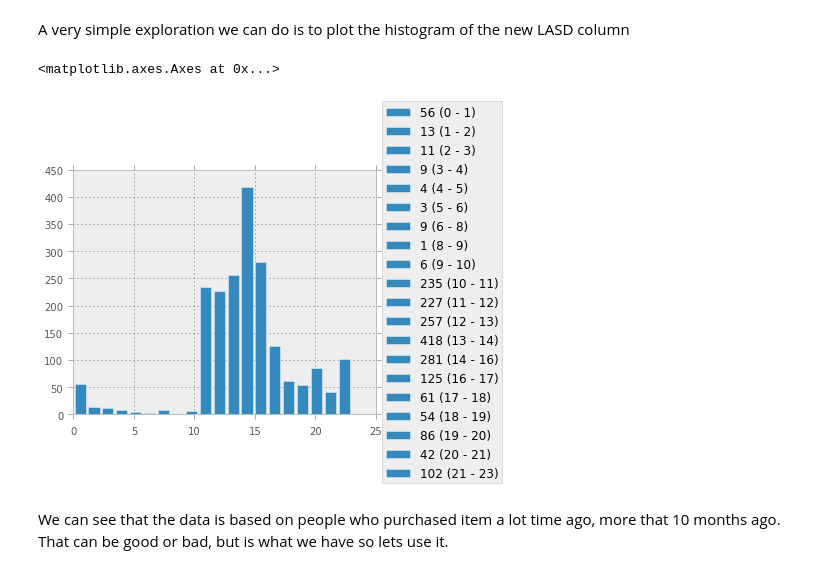
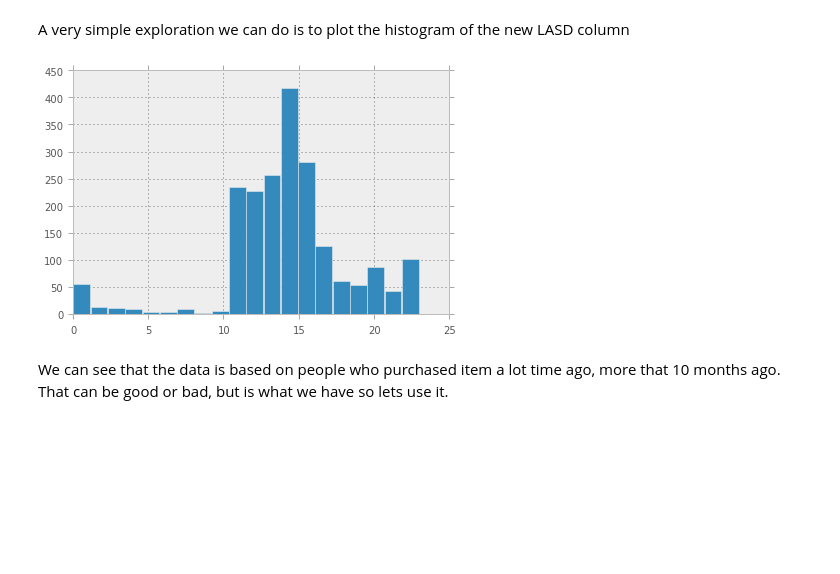
Before and after one commit to danielfrg/copper, a Jupyter notebook: examples/catalog/src/Post_2.ipynb, the cells around one changed output. Cells and saved outputs as stored; diff of their text form; code cells hidden in the pictures; blank space fills up the shorter version.

```diff
--- a/examples/catalog/src/Post_2.ipynb
+++ b/examples/catalog/src/Post_2.ipynb
@@ -15,9 +15,10 @@ We start by importing the training data and taking a look at the first few items
 # %%
 import copper
 # %%
-copper.config.path = '../../tests'
+copper.project.path = '../'
 # %%
-ds_train = copper.read_csv('catalog/training.csv')
+ds_train = copper.Dataset()
+ds_train.load('training.csv')
 # %%
 ds_train.frame.head()
 # %% [output]
@@ -90,10 +92,9 @@ ds_test['LASD'] = ds_test['LASD'].apply(fnc)
 # %% [markdown]
 A very simple exploration we can do is to plot the histogram of the new LASD column
 # %%
-ds_train.histogram('LASD')
+ds_train.histogram('LASD', legend=False)
 # %% [output]
-<matplotlib.axes.Axes at 0x...>
-[figure, old version]
+[figure, new version]
 # %% [markdown]
 We can see that the data is based on people who purchased item a lot time ago, more that 10 months ago. That can be good or bad, but is what we have so lets use it.
 # %% [markdown]
```
Also changed, not shown: parts of 9 cells of this notebook, 13 other files.
